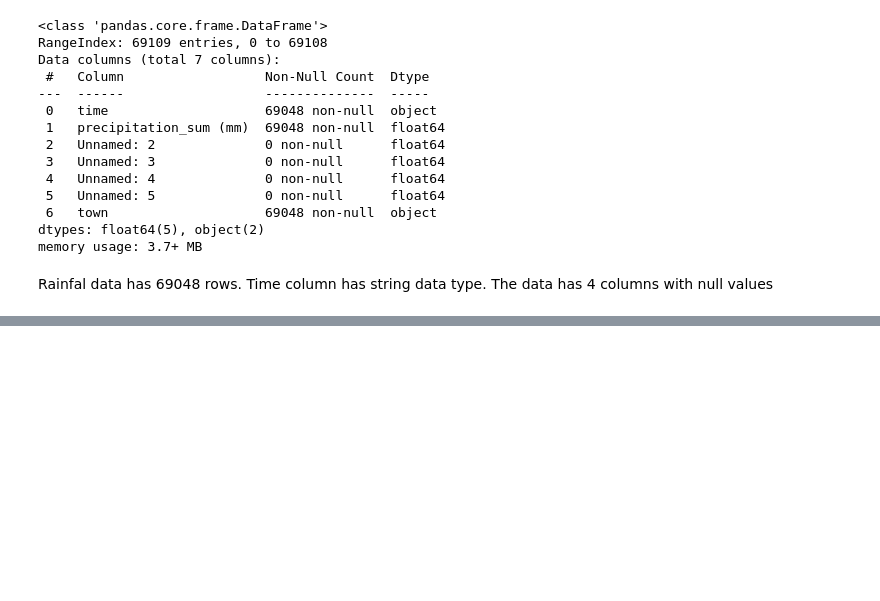
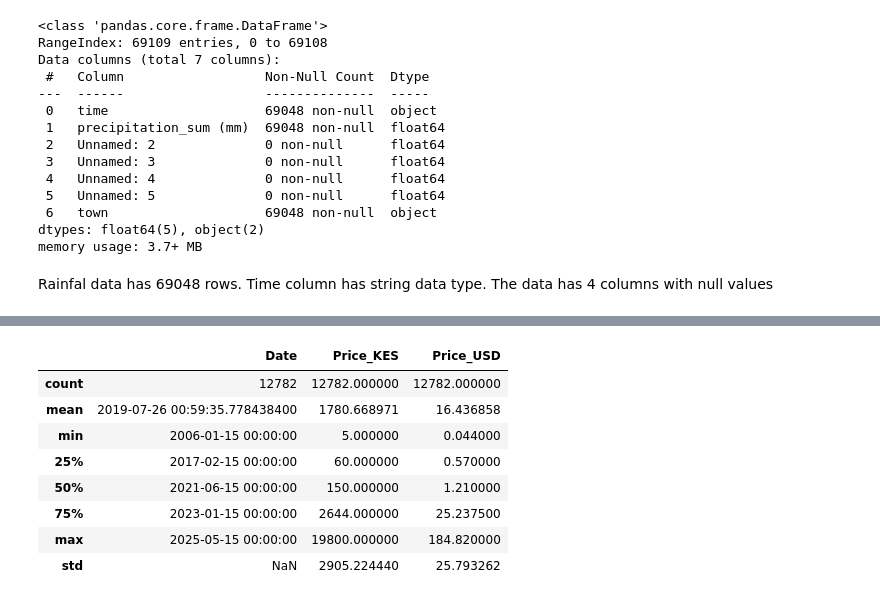
Before and after one commit to BrianRono7/Capstone-project, a Jupyter notebook: CapstoneEDA.ipynb, the cells around one changed output, grey strips where cells are left out. Saved outputs shown, nothing was run; the diff lists cells and outputs as text; code cells hidden in the pictures; blank space fills up the shorter version.

```diff
--- a/CapstoneEDA.ipynb
+++ b/CapstoneEDA.ipynb
@@ -177,0 +247,12 @@ Kenya_crop_yeilds.head()
+# %%
+foodprices.describe()
+# %% [output]
+|  | Date | Price_KES | Price_USD |
+| count | 12782 | 12782.000000 | 12782.000000 |
+| mean | 2019-07-26 00:59:35.778438400 | 1780.668971 | 16.436858 |
+| min | 2006-01-15 00:00:00 | 5.000000 | 0.044000 |
+| 25% | 2017-02-15 00:00:00 | 60.000000 | 0.570000 |
+| 50% | 2021-06-15 00:00:00 | 150.000000 | 1.210000 |
+| 75% | 2023-01-15 00:00:00 | 2644.000000 | 25.237500 |
+| max | 2025-05-15 00:00:00 | 19800.000000 | 184.820000 |
+| std | NaN | 2905.224440 | 25.793262 |
```
Also changed, not shown: parts of 22 cells of this notebook.
